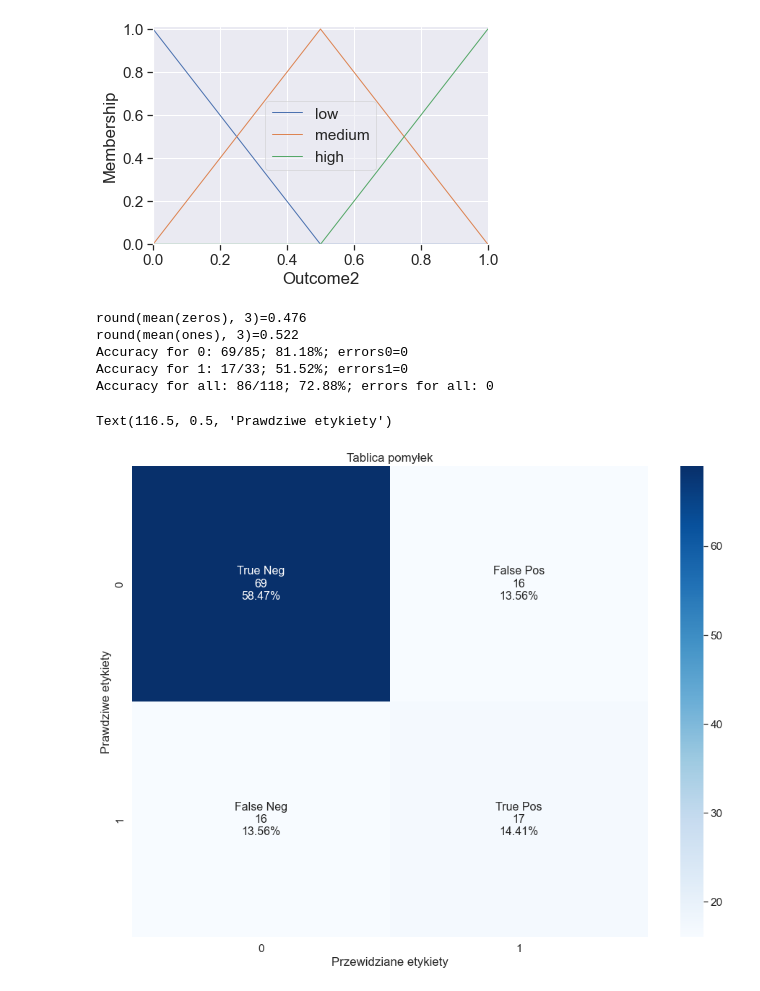
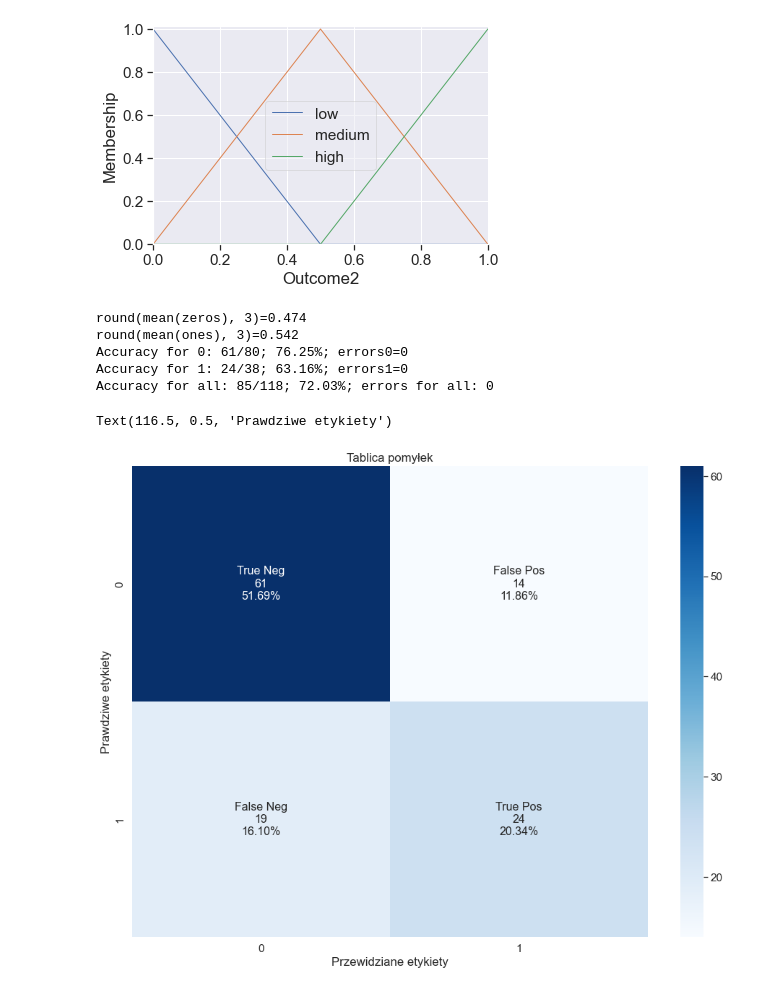
Before and after one commit to Domin8668/Projekt_SSI, a Jupyter notebook: fuzzy.ipynb, the cells around one changed output. Drawn from its saved outputs; the diff is of its cells as text; code cells hidden in the pictures.

```diff
--- a/fuzzy.ipynb
+++ b/fuzzy.ipynb
@@ -235,7 +235,7 @@ Name: Insulin, dtype: float64
 bmi_data = training_data['BMI']
 bmi_data = bmi_data[bmi_data != 0]
 bmi = ctrl.Antecedent(bmi_data.sort_values(), 'BMI')
-bmi['underweight'] = fuzz.trapmf(bmi.universe, [18.2, 18.2, 18.5, 22])
+bmi['underweight'] = fuzz.trapmf(bmi.universe, [0, 0, 18.5, 22])
 bmi['healthy_weight'] = fuzz.trimf(bmi.universe, [18.5, 22, 28])
 bmi['overweight'] = fuzz.trimf(bmi.universe, [22, 28, 34])
 bmi['obese'] = fuzz.trapmf(bmi.universe, [28, 37, 67.1, 67.1])
@@ -256,9 +256,9 @@ Name: BMI, dtype: float64
 diabetespedigreefunction_data = training_data['DiabetesPedigreeFunction']
 diabetespedigreefunction_data = diabetespedigreefunction_data[diabetespedigreefunction_data != 0]
 diabetespedigreefunction = ctrl.Antecedent(diabetespedigreefunction_data.sort_values(), 'DiabetesPedigreeFunction')
-diabetespedigreefunction['low'] = fuzz.trapmf(diabetespedigreefunction.universe, [0.078, 0.078, 0.24375, 0.3725])
-diabetespedigreefunction['medium'] = fuzz.trimf(diabetespedigreefunction.universe, [0.24375, 0.3725, 0.62625])
-diabetespedigreefunction['high'] = fuzz.trapmf(diabetespedigreefunction.universe, [0.3725, 0.626250, 2.42, 2.42])
+diabetespedigreefunction['low'] = fuzz.trapmf(diabetespedigreefunction.universe, [0, 0, 0.25, 0.5])
+diabetespedigreefunction['medium'] = fuzz.trimf(diabetespedigreefunction.universe, [0.25, 0.5, 0.75])
+diabetespedigreefunction['high'] = fuzz.trapmf(diabetespedigreefunction.universe, [0.5, 0.75, 2.42, 2.42])
 diabetespedigreefunction.view()
 diabetespedigreefunction_data.describe()
 # %% [output]
@@ -690,7 +684,7 @@ length1 = 0
 for _, sample in validation_data[validation_data['Outcome'] == 0].iterrows():
     outcome1_test.input['Pregnancies'] = sample['Pregnancies']
     outcome1_test.input['Glucose'] = sample['Glucose']
-    outcome1_test.input['BloodPressure'] = sample['BloodPressure']
+    # outcome1_test.input['BloodPressure'] = sample['BloodPressure']
     outcome1_test.input['SkinThickness'] = sample['SkinThickness']
     outcome1_test.input['Insulin'] = sample['Insulin']
     outcome1_test.input['BMI'] = sample['BMI']
@@ -710,7 +704,7 @@ print(f'{round(mean(zeros), 3)=}')
 for _, sample in validation_data[validation_data['Outcome'] == 1].iterrows():
     outcome1_test.input['Pregnancies'] = sample['Pregnancies']
     outcome1_test.input['Glucose'] = sample['Glucose']
-    outcome1_test.input['BloodPressure'] = sample['BloodPressure']
+    # outcome1_test.input['BloodPressure'] = sample['BloodPressure']
     outcome1_test.input['SkinThickness'] = sample['SkinThickness']
     outcome1_test.input['Insulin'] = sample['Insulin']
     outcome1_test.input['BMI'] = sample['BMI']
@@ -726,38 +720,38 @@ for _, sample in validation_data[validation_data['Outcome'] == 1].iterrows():
         errors1 += 1
 
 print(f'{round(mean(ones), 3)=}')
 
 print(f'Accuracy for 0: {count0}/{length0}; {count0 / length0 * 100:0.2f}%; {errors0=}')
 print(f'Accuracy for 1: {count1}/{length1}; {count1 / length1 * 100:0.2f}%; {errors1=}')
 print(f'Accuracy for all: {count0 + count1}/{length0 + length1}; {(count0 + count1) / (length0 + length1) * 100:0.2f}%; errors for all: {errors0 + errors1}')
 
 # Tworzenie tablicy pomyłek
 cf_matrix = np.array([[count0, length1 - count1],
                       [length0 - count0, count1]])
 
 group_names = ['True Neg', 'False Pos', 'False Neg', 'True Pos']
 
 group_counts = [f'{value:0.0f}' for value in cf_matrix.flatten()]
 
 group_percentages = [f'{value:.2%}' for value in cf_matrix.flatten() / np.sum(cf_matrix)]
 
 labels = [f'{v1}\n{v2}\n{v3}' for v1, v2, v3 in zip(group_names, group_counts, group_percentages)]
 
 labels = np.asarray(labels).reshape(2,2)
 
 plt.figure(figsize=(16,12))
 sns.set(font_scale=1.4)
 plot = sns.heatmap(cf_matrix, annot=labels, annot_kws={'size':16}, fmt='', cmap='Blues')
 plot.set_title('Tablica pomyłek')
 plot.set_xlabel('Przewidziane etykiety')
 plot.set_ylabel('Prawdziwe etykiety')
 # %% [output]
-round(mean(zeros), 3)=0.476
-round(mean(ones), 3)=0.522
-Accuracy for 0: 69/85; 81.18%; errors0=0
-Accuracy for 1: 17/33; 51.52%; errors1=0
-Accuracy for all: 86/118; 72.88%; errors for all: 0
+round(mean(zeros), 3)=0.474
+round(mean(ones), 3)=0.542
+Accuracy for 0: 61/80; 76.25%; errors0=0
+Accuracy for 1: 24/38; 63.16%; errors1=0
+Accuracy for all: 85/118; 72.03%; errors for all: 0
 Text(116.5, 0.5, 'Prawdziwe etykiety')
-[figure, old version]
+[figure, new version]
 # %%
 outcome1.view(sim=outcome1_test)
```
Also changed, not shown: parts of 12 cells of this notebook, 1 other file.
